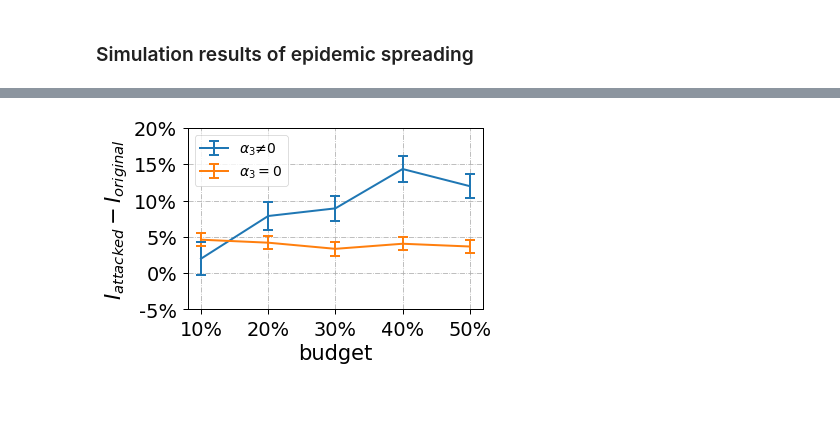
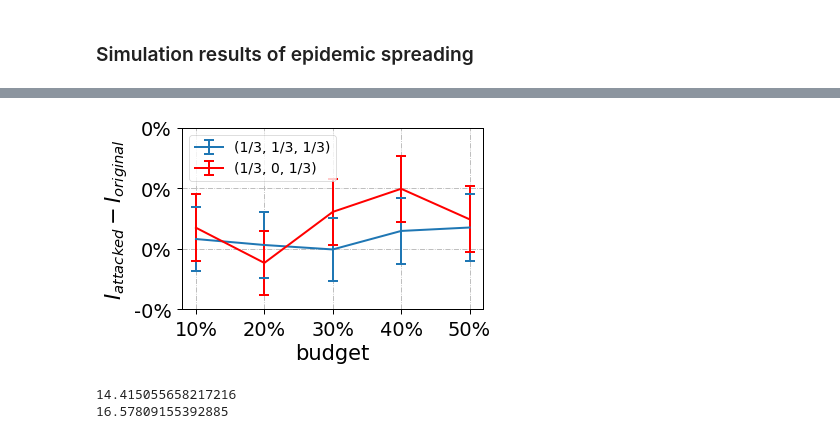
Before and after one commit to marsplus/attack-graph-code, a Jupyter notebook: src/data-analysis.ipynb, the cells around one changed output, grey strips where cells are left out. Drawn from its saved outputs; the diff is of its cells as text; code cells hidden in the pictures; blank space fills up the shorter version.

```diff
--- a/src/data-analysis.ipynb
+++ b/src/data-analysis.ipynb
@@ -157,13 +159,13 @@ plt.tight_layout()
 # %% [markdown]
 ### Simulation results of epidemic spreading
 # %%
-graph_type = 'Email'
-numExp = 1
-with open('../result/utility_max/{}-SIS/{}_numExp_{}_SIS_alpha3=0.p'.format(graph_type, graph_type, numExp), 'rb') as fid:
+graph_type = 'BTER'
+numExp = 30
+with open('../result/utility_max/min_eigcent_SP/{}-SIS-new/Gamma-0.15---Tau-0.01/{}_numExp_{}_SIS_equalAlpha.p'.format(graph_type, graph_type, numExp), 'rb') as fid:
     data = pickle.load(fid)
+data = data[~(data['ratio targets'].isin([0]) & data['ratio bystanders'].isin([0]))]
+data = data.dropna()
 
-data = data[data['ratio targets'] != 0]
-data = data[data['ratio bystanders'] != 0]
 
 SP_err = []
 Key = 'ratio bystanders'
@@ -201,8 +203,8 @@ ax = plt.gca()
 plt.yticks(ax.get_yticks(),  ['%.0f%%' % (i*100) for i in ax.get_yticks()])
 plt.xlabel('budget')
 plt.ylabel('$I_{attacked} - I_{original}$')
-plt.legend(fontsize=14, loc='upper left')
+plt.legend(fontsize=10, loc='upper left')
 plt.grid(linestyle='-.')
 plt.tight_layout()
-# plt.savefig('../result/{}-SIS/{}_numExp_{}_SIS.pdf'.format(graph_type, graph_type, numExp))
+# plt.savefig('../result/1.pdf'.format(graph_type, graph_type, numExp))
 # %% [output]
@@ -242,17 +237,17 @@ for idx, T in enumerate(['S', 'SP']):
 # %%
 ## Check if the normalized cut is really helpful in the long-run behavior
 
-graph_type = 'Email'
-numExp = 1
+graph_type = 'BTER'
+numExp = 30
+Key = 'ratio bystanders'
 ################################################################################################
 ## alpha_3 \ne 0
-with open('../result/{}-SIS/{}_numExp_{}_SIS.p'.format(graph_type, graph_type, numExp), 'rb') as fid:
+with open('../result/utility_max/min_eigcent_SP/{}-SIS-new/Gamma-0.15---Tau-0.01/{}_numExp_{}_SIS_equalAlpha.p'.format(graph_type, graph_type, numExp), 'rb') as fid:
     data = pickle.load(fid)
-data = data[data['ratio targets'] != 0]
-data = data[data['ratio bystanders'] != 0]
+data = data[~(data['ratio targets'].isin([0]) & data['ratio bystanders'].isin([0]))]
+data = data.dropna()
 
 S_err = []
-Key = 'ratio targets'
 for budget in [0.1, 0.2, 0.3, 0.4, 0.5]:
     a = data[data['graph'].isin(['attacked']) & data['budget'].isin([budget])][Key]
     a.index = range(len(a))
@@ -260,44 +255,60 @@ for budget in [0.1, 0.2, 0.3, 0.4, 0.5]:
     b.index = range(len(b))
     S_err.append((a-b).sem() * 1.96)
 
 ################################################################################################
-## alpha_3 = 0
-with open('../result/alpha3_zero/{}-SIS/{}_numExp_{}_SIS.p'.format(graph_type, graph_type, numExp), 'rb') as fid:
+## control
+with open('../result/utility_max/min_eigcent_SP/{}-SIS-new/Gamma-0.15---Tau-0.01/{}_numExp_{}_SIS_alpha2=0.p'.format(graph_type, graph_type, numExp), 'rb') as fid:
     data_alpha3_zero = pickle.load(fid)
-data_alpha3_zero = data_alpha3_zero[data_alpha3_zero['ratio targets'] != 0]
-data_alpha3_zero = data_alpha3_zero[data_alpha3_zero['ratio bystanders'] != 0]
+data_alpha3_zero = data_alpha3_zero[~(data_alpha3_zero['ratio targets'].isin([0]) & data_alpha3_zero['ratio bystanders'].isin([0]))]
+data_alpha3_zero = data_alpha3_zero.dropna()
 
 S_err_alpha3_zero = []
-Key = 'ratio targets'
 for budget in [0.1, 0.2, 0.3, 0.4, 0.5]:
     a = data_alpha3_zero[data_alpha3_zero['graph'].isin(['attacked']) & data_alpha3_zero['budget'].isin([budget])][Key]
     a.index = range(len(a))
     b = data_alpha3_zero[data_alpha3_zero['graph'].isin(['original']) & data_alpha3_zero['budget'].isin([budget])][Key]
     b.index = range(len(b))
     S_err_alpha3_zero.append((a-b).sem() * 1.96)
 
 ################################################################################################
 
-S_attacked = data.pivot_table(index=['graph', 'budget'])['ratio targets']['attacked']
-S_original = data.pivot_table(index=['graph', 'budget'])['ratio targets']['original']
+S_attacked = data.pivot_table(index=['graph', 'budget'])[Key]['attacked']
+S_original = data.pivot_table(index=['graph', 'budget'])[Key]['original']
 S_diff  = S_attacked - S_original
 
-S_attacked_alpha3_zero = data_alpha3_zero.pivot_table(index=['graph', 'budget'])['ratio targets']['attacked']
-S_original_alpha3_zero = data_alpha3_zero.pivot_table(index=['graph', 'budget'])['ratio targets']['original']
-S_diff_alpha3_zero = S_attacked_alpha3_zero - S_original_alpha3_zero
+S_attacked_control = data_alpha3_zero.pivot_table(index=['graph', 'budget'])[Key]['attacked']
+S_original_control = data_alpha3_zero.pivot_table(index=['graph', 'budget'])[Key]['original']
+S_diff_control = S_attacked_control - S_original_control
 
 
 x = [0.1, 0.2, 0.3, 0.4, 0.5]
-plt.errorbar(x, S_diff, yerr=S_err, label=r'$\alpha_3 \ne 0$', linewidth=2, markersize=7, capsize=5, elinewidth=2, markeredgewidth=2)
-plt.errorbar(x, S_diff_alpha3_zero, yerr=S_err_alpha3_zero, label=r'$\alpha_3 = 0$', linewidth=2, markersize=7, capsize=5, elinewidth=2, markeredgewidth=2)
+plt.errorbar(x, S_diff, yerr=S_err, label='(1/3, 1/3, 1/3)', linewidth=2, markersize=7,
+             capsize=5, elinewidth=2, markeredgewidth=2)
+plt.errorbar(x, S_diff_control, yerr=S_err_alpha3_zero, label='(1/3, 0, 1/3)', linewidth=2, markersize=7, \
+             capsize=5, elinewidth=2, markeredgewidth=2, color='r')
 plt.xticks(x, ['10%', '20%', '30%', '40%', '50%'])
 ax = plt.gca()
 plt.yticks(ax.get_yticks(),  ['%.0f%%' % (i*100) for i in ax.get_yticks()])
 plt.xlabel('budget')
 plt.ylabel('$I_{attacked} - I_{original}$')
 plt.legend(fontsize=14, loc='upper left')
 plt.grid(linestyle='-.')
 plt.tight_layout()
-# plt.savefig('../result/{}-SIS/{}_numExp_{}_SIS.pdf'.format(graph_type, graph_type, numExp))
+# plt.savefig('../result/4.pdf'.format(graph_type, graph_type, numExp))
 # %% [output]
-[figure, old version]
+[figure, new version]
+# %%
+### the statisticas about the largest eigenvlaues of BTER networks ###
+import seaborn
+n = 375
+ret = []
+for i in range(30):
+    G = nx.read_edgelist('../data/BTER_{:02d}.txt'.format(i), nodetype=int)
+    adj = nx.adjacency_matrix(G).todense()
+    lambda1 = LIN.eig(adj)[0].max()
+    ret.append(np.real(lambda1))
+print(np.min(ret))
+print(np.max(ret))
+# %% [output]
+14.415055658217216
+16.57809155392885
```
Also changed, not shown: parts of 6 cells of this notebook, 8 other files.
